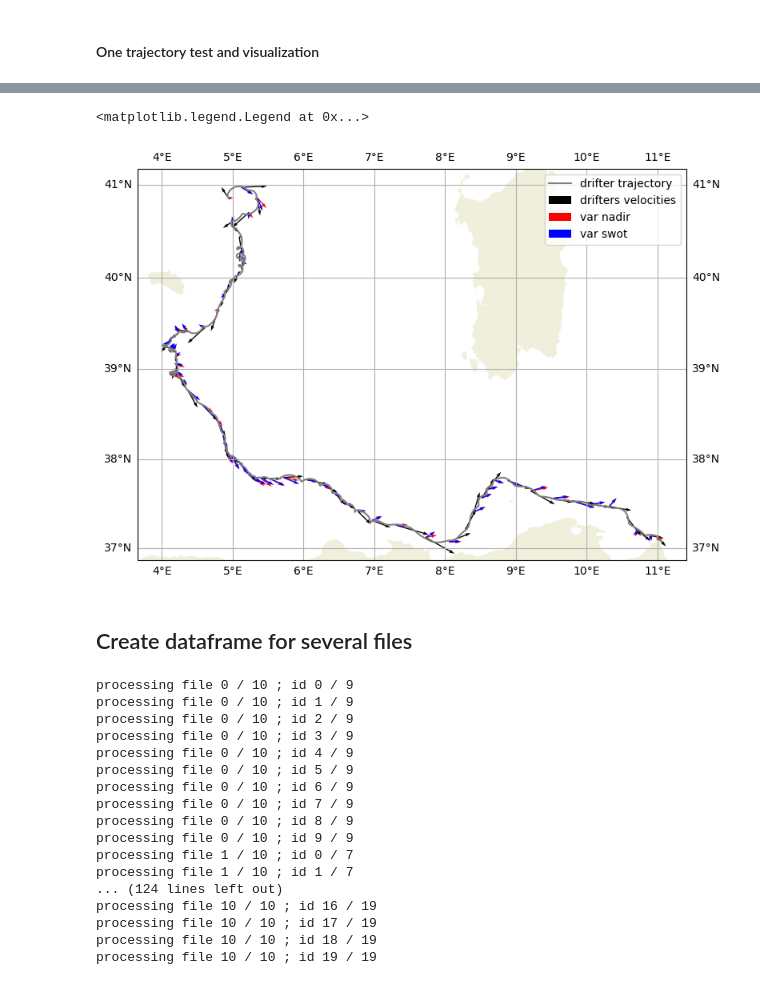
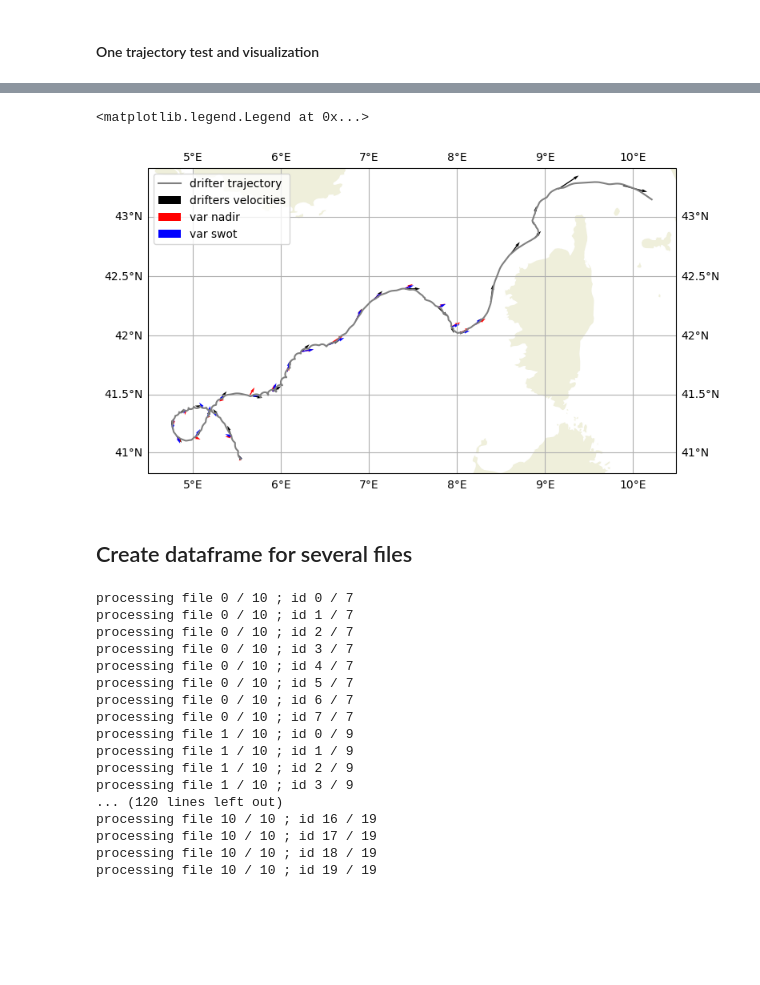
Before and after one commit to bouxdecl/MEOM_internship_2024, a Jupyter notebook: 2024-06-19_Generate_eulerian_points_dataframe.ipynb, the cells around one changed output, grey strips where cells are left out. Cells and saved outputs as stored; diff of their text form; code cells hidden in the pictures; blank space fills up the shorter version.

```diff
--- a/2024-06-19_Generate_eulerian_points_dataframe.ipynb
+++ b/2024-06-19_Generate_eulerian_points_dataframe.ipynb
@@ -47,6 +47,9 @@ import matplotlib
 from matplotlib import pyplot as plt
 
 
+drifters_directory = '/home/bouxdecl/Documents/data/DRIFTERS'
+path_fields = '/home/bouxdecl/Documents/my_python/MIOST/data_RESULTS/'
+
 path_save_data = './eulerian_dataframes/'
 # %% [markdown]
 ## Data and utils
@@ -85,12 +88,30 @@ def interp_velocity_field(ds, u: str, v: str, time_vec, lat_vec, lon_vec):
     v_interp   = np.array([ds_interp[v][i, i, i] for i in range(time_vec.shape[0]) ])
 
     return u_interp, v_interp
+# %%
+def interp_velocity_field(ds, u: str, v: str, time_vec, lat_vec, lon_vec):
+
+    #dataframe with interpolation points
+    pdf = pd.DataFrame(dict(lat=lat_vec, lon=lon_vec, time=time_vec))
+
+    #add the x,y coords of the interpolation points
+    pdf['x'] = np.interp(lon_vec, ds.longitude[0, :], ds.x)
+    pdf['y'] = np.interp(lat_vec, ds.latitude[:, 0], ds.y)
+
+    #create indexers DataArrays
+    x_idx = pdf.x.to_xarray()
+    y_idx = pdf.y.to_xarray()
+    time_idx = pdf.time.to_xarray()
+
+    #xarray interpolate
+    interped = ds.interp(x=x_idx, y=y_idx, time=time_idx)
+
+    return interped[u].values, interped[v].values
 # %%
 # MIOST field data
 
-path = '/home/bouxdecl/Documents/my_python/MIOST/data_RESULTS/'
-ds_nadir = xr.open_dataset(os.path.join(path, 'results_MIOST_allnadirs-alg_GOOD.nc'))
-ds_swot = xr.open_dataset(os.path.join(path, 'results_MIOST_allnadirs-alg_and_SWOT_GOOD.nc'))
+ds_nadir = xr.open_dataset(os.path.join(path_fields, 'results_MIOST_allnadirs-alg_GOOD.nc'))
+ds_swot = xr.open_dataset(os.path.join(path_fields, 'results_MIOST_allnadirs-alg_and_SWOT_GOOD.nc'))
 
 # add t-grid values for velocities
 
@@ -255,3 +277,8 @@ def process_comparison_one_trajectory(traj: xr.Dataset, vector_spacing: int):
     return points
 # %% [markdown]
 #### One trajectory test and visualization
+# %%
+one_trajectory = xr.open_dataset(os.path.join(L2_dir, file_lowess_30min[1])).isel(id=1).dropna(dim='time', how='any', subset=['u'])
+plt.scatter(one_trajectory.time, one_trajectory.u, s=2)
+plt.gcf().autofmt_xdate()
+one_trajectory.id
@@ -258,45 +294,44 @@ def process_comparison_one_trajectory(traj: xr.Dataset, vector_spacing: int):
 # %%
-one_trajectory = xr.open_dataset(os.path.join(L2_dir, file_lowess_1h[10])).isel(id=12).dropna(dim='time', how='any', subset=['u'])
 
-
-points = process_comparison_one_trajectory(one_trajectory, vector_spacing=20)
+points = process_comparison_one_trajectory(one_trajectory, vector_spacing=100)
 # Plot the trajectory with the velocity vectors AND fields vectors
 
 fig = plt.figure(tight_layout=True, figsize=(8, 8))
 crs = ccrs.PlateCarree()
 ax = fig.add_subplot(1, 1, 1, projection=ccrs.Mercator())
 gl = ax.gridlines(draw_labels=True,)
 ax.add_feature(cfeature.LAND,)
 scale=1e-5
 width=2e-3
 
 # trajectory
 ax.plot(one_trajectory.lon, one_trajectory.lat,transform=crs, color='grey', label='drifter trajectory')
 
 # drifters velocity
 ax.quiver(points['lon'].values, points['lat'].values, points['u_drifter'].values, points['v_drifter'].values,
             color='black', angles='xy', scale_units='xy', scale=scale, width=width, transform=ccrs.PlateCarree(), label = 'drifters velocities')
 
 # field velocity
 ax.quiver(points['lon'].values, points['lat'].values, points['u_var_nadir'].values, points['v_var_nadir'].values,
             color='r', angles='xy', scale_units='xy', scale=scale, width=width, transform=ccrs.PlateCarree(), label='var nadir')
 
 ax.quiver(points['lon'].values, points['lat'].values, points['u_var_swot'].values, points['v_var_swot'].values,
             color='b', angles='xy', scale_units='xy', scale=scale, width=width, transform=ccrs.PlateCarree(), label='var swot')
 
 ax.legend()
 # %% [output]
 <matplotlib.legend.Legend at 0x...>
-[figure, old version]
+[figure, new version]
 # %% [markdown]
 ## Create dataframe for several files
 # %%
 
 ### CONVERT A FOLDER OF FILES INTO ONE POINTS COMPARISON DATAFRAME
 
-vector_spacing = 10
-files     = file_lowess_1h
-save_name = 'file_lowess_1h'
+files     = file_lowess_30min
+save_name = 'file_lowess_30min_vs01'
+
+vector_spacing = 1
 
 # add points for each processed trajectory
 points_compa = init_points_compa()
@@ -318,19 +353,19 @@ for file_number, file in enumerate(files):
 # export to hdf5
 points_compa.export_hdf5(os.path.join(path_save_data, save_name+'.hdf5'))
 # %% [output]
-processing file 0 / 10 ; id 0 / 9
-processing file 0 / 10 ; id 1 / 9
-processing file 0 / 10 ; id 2 / 9
-processing file 0 / 10 ; id 3 / 9
-processing file 0 / 10 ; id 4 / 9
-processing file 0 / 10 ; id 5 / 9
-processing file 0 / 10 ; id 6 / 9
-processing file 0 / 10 ; id 7 / 9
-processing file 0 / 10 ; id 8 / 9
-processing file 0 / 10 ; id 9 / 9
-processing file 1 / 10 ; id 0 / 7
-processing file 1 / 10 ; id 1 / 7
-... (124 lines left out)
+processing file 0 / 10 ; id 0 / 7
+processing file 0 / 10 ; id 1 / 7
+processing file 0 / 10 ; id 2 / 7
+processing file 0 / 10 ; id 3 / 7
+processing file 0 / 10 ; id 4 / 7
+processing file 0 / 10 ; id 5 / 7
+processing file 0 / 10 ; id 6 / 7
+processing file 0 / 10 ; id 7 / 7
+processing file 1 / 10 ; id 0 / 9
+processing file 1 / 10 ; id 1 / 9
+processing file 1 / 10 ; id 2 / 9
+processing file 1 / 10 ; id 3 / 9
+... (120 lines left out)
 processing file 10 / 10 ; id 16 / 19
 processing file 10 / 10 ; id 17 / 19
 processing file 10 / 10 ; id 18 / 19
```
Also changed, not shown: parts of 4 cells of this notebook, 7 other files.
